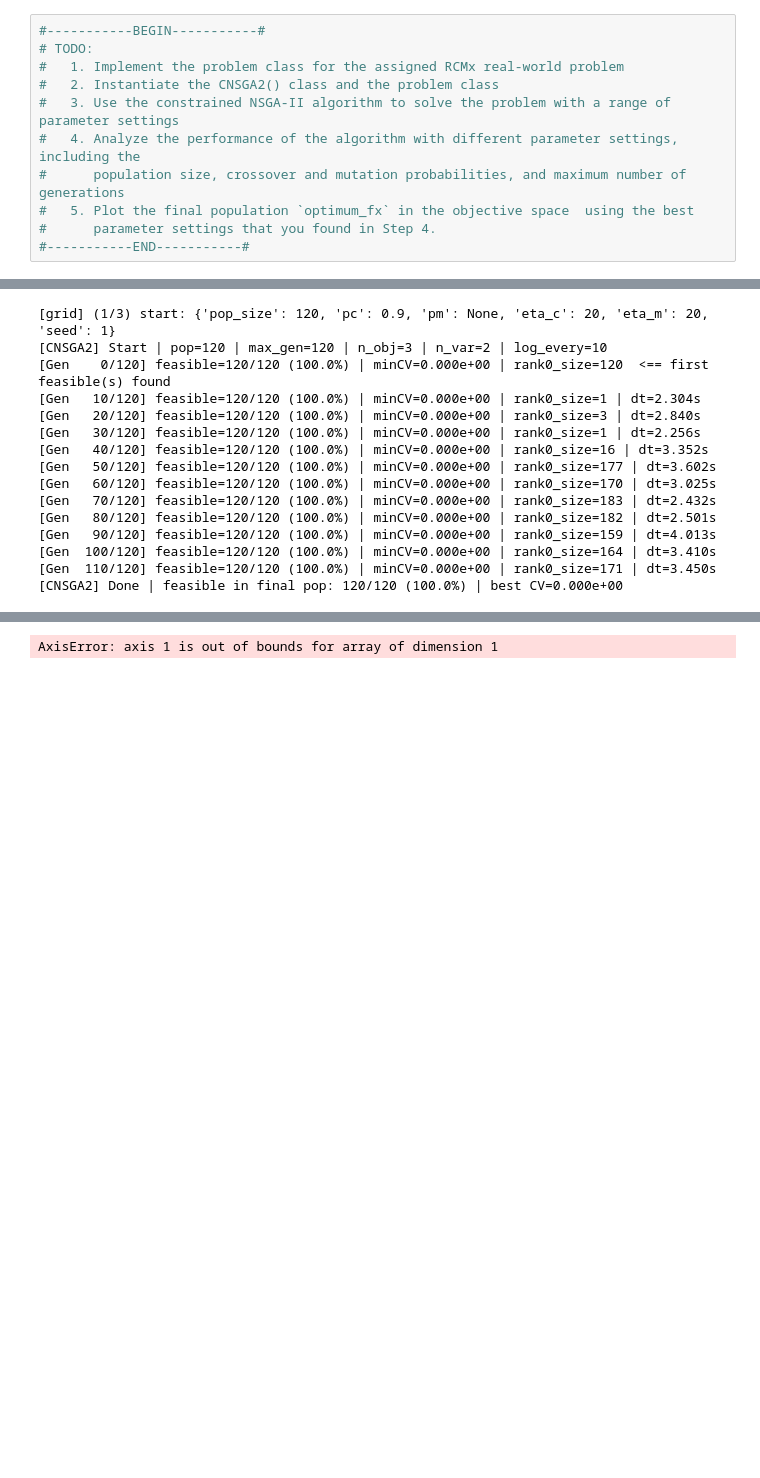
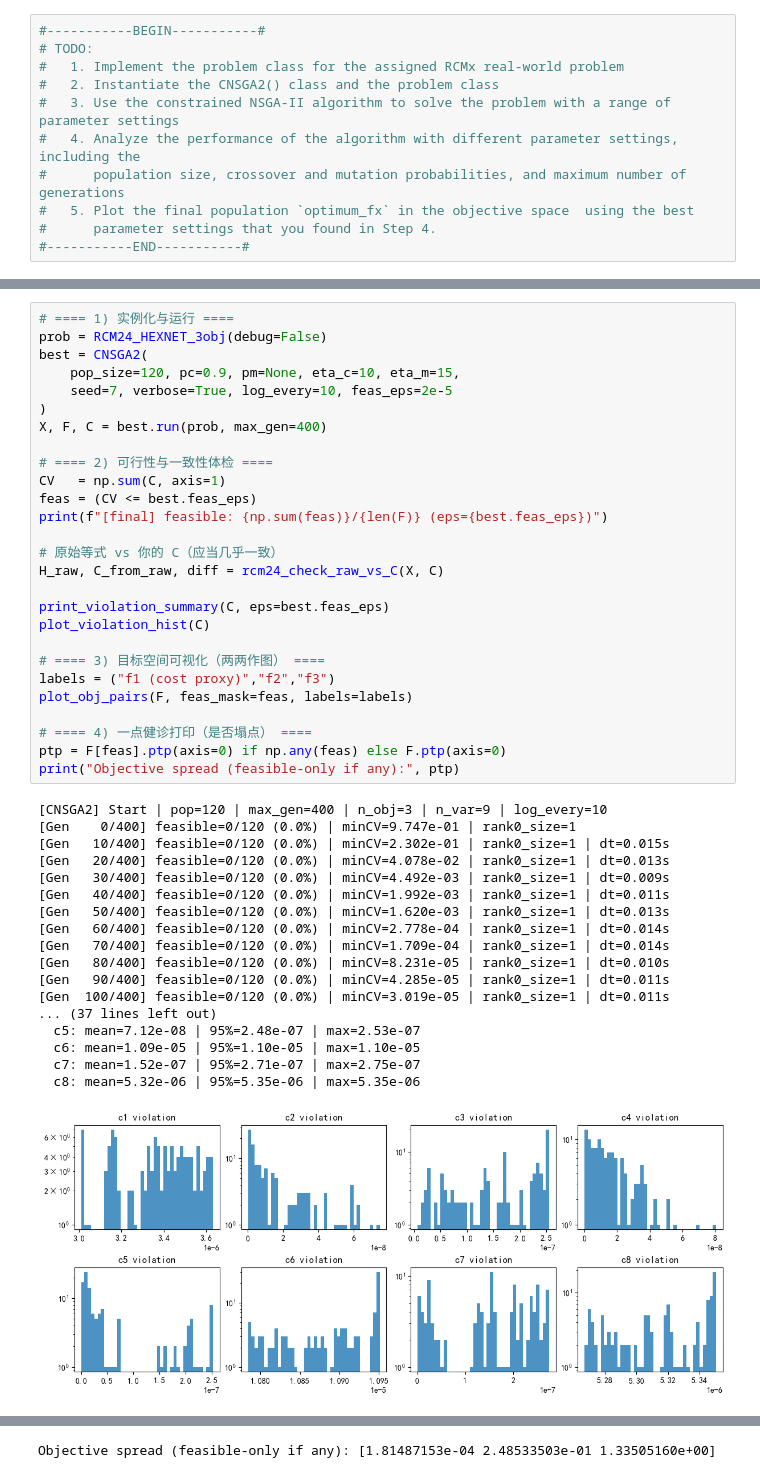
Before and after one commit to yiichu03/ceg5302, a Jupyter notebook: CEG5302_ly_Project.ipynb, the cells around one changed output, grey strips where cells are left out. Drawn from its saved outputs; the diff is of its cells as text; blank space fills up the shorter version.

```diff
--- a/CEG5302_ly_Project.ipynb
+++ b/CEG5302_ly_Project.ipynb
@@ -1055,17 +1043,46 @@ class RCM_HEX_3obj:
 # %%
+# ==== 1) 实例化与运行 ====
+prob = RCM24_HEXNET_3obj(debug=False)
+best = CNSGA2(
+    pop_size=120, pc=0.9, pm=None, eta_c=10, eta_m=15,
+    seed=7, verbose=True, log_every=10, feas_eps=2e-5
+)
+X, F, C = best.run(prob, max_gen=400)
+
+# ==== 2) 可行性与一致性体检 ====
+CV   = np.sum(C, axis=1)
+feas = (CV <= best.feas_eps)
+print(f"[final] feasible: {np.sum(feas)}/{len(F)} (eps={best.feas_eps})")
+
+# 原始等式 vs 你的 C（应当几乎一致）
+H_raw, C_from_raw, diff = rcm24_check_raw_vs_C(X, C)
+
+print_violation_summary(C, eps=best.feas_eps)
+plot_violation_hist(C)
+
+# ==== 3) 目标空间可视化（两两作图） ====
+labels = ("f1 (cost proxy)","f2","f3")
+plot_obj_pairs(F, feas_mask=feas, labels=labels)
+
+# ==== 4) 一点健诊打印（是否塌点） ====
+ptp = F[feas].ptp(axis=0) if np.any(feas) else F.ptp(axis=0)
+print("Objective spread (feasible-only if any):", ptp)
 # %% [output]
-[grid] (1/3) start: {'pop_size': 120, 'pc': 0.9, 'pm': None, 'eta_c': 20, 'eta_m': 20, 'seed': 1}
-[CNSGA2] Start | pop=120 | max_gen=120 | n_obj=3 | n_var=2 | log_every=10
-[Gen    0/120] feasible=120/120 (100.0%) | minCV=0.000e+00 | rank0_size=120  <== first feasible(s) found
-[Gen   10/120] feasible=120/120 (100.0%) | minCV=0.000e+00 | rank0_size=1 | dt=2.304s
-[Gen   20/120] feasible=120/120 (100.0%) | minCV=0.000e+00 | rank0_size=3 | dt=2.840s
-[Gen   30/120] feasible=120/120 (100.0%) | minCV=0.000e+00 | rank0_size=1 | dt=2.256s
-[Gen   40/120] feasible=120/120 (100.0%) | minCV=0.000e+00 | rank0_size=16 | dt=3.352s
-[Gen   50/120] feasible=120/120 (100.0%) | minCV=0.000e+00 | rank0_size=177 | dt=3.602s
-[Gen   60/120] feasible=120/120 (100.0%) | minCV=0.000e+00 | rank0_size=170 | dt=3.025s
-[Gen   70/120] feasible=120/120 (100.0%) | minCV=0.000e+00 | rank0_size=183 | dt=2.432s
-[Gen   80/120] feasible=120/120 (100.0%) | minCV=0.000e+00 | rank0_size=182 | dt=2.501s
-[Gen   90/120] feasible=120/120 (100.0%) | minCV=0.000e+00 | rank0_size=159 | dt=4.013s
-[Gen  100/120] feasible=120/120 (100.0%) | minCV=0.000e+00 | rank0_size=164 | dt=3.410s
-[Gen  110/120] feasible=120/120 (100.0%) | minCV=0.000e+00 | rank0_size=171 | dt=3.450s
-[CNSGA2] Done | feasible in final pop: 120/120 (100.0%) | best CV=0.000e+00
+[CNSGA2] Start | pop=120 | max_gen=400 | n_obj=3 | n_var=9 | log_every=10
+[Gen    0/400] feasible=0/120 (0.0%) | minCV=9.747e-01 | rank0_size=1
+[Gen   10/400] feasible=0/120 (0.0%) | minCV=2.302e-01 | rank0_size=1 | dt=0.015s
+[Gen   20/400] feasible=0/120 (0.0%) | minCV=4.078e-02 | rank0_size=1 | dt=0.013s
+[Gen   30/400] feasible=0/120 (0.0%) | minCV=4.492e-03 | rank0_size=1 | dt=0.009s
+[Gen   40/400] feasible=0/120 (0.0%) | minCV=1.992e-03 | rank0_size=1 | dt=0.011s
+[Gen   50/400] feasible=0/120 (0.0%) | minCV=1.620e-03 | rank0_size=1 | dt=0.013s
+[Gen   60/400] feasible=0/120 (0.0%) | minCV=2.778e-04 | rank0_size=1 | dt=0.014s
+[Gen   70/400] feasible=0/120 (0.0%) | minCV=1.709e-04 | rank0_size=1 | dt=0.014s
+[Gen   80/400] feasible=0/120 (0.0%) | minCV=8.231e-05 | rank0_size=1 | dt=0.010s
+[Gen   90/400] feasible=0/120 (0.0%) | minCV=4.285e-05 | rank0_size=1 | dt=0.011s
+[Gen  100/400] feasible=0/120 (0.0%) | minCV=3.019e-05 | rank0_size=1 | dt=0.011s
+... (37 lines left out)
+  c5: mean=7.12e-08 | 95%=2.48e-07 | max=2.53e-07
+  c6: mean=1.09e-05 | 95%=1.10e-05 | max=1.10e-05
+  c7: mean=1.52e-07 | 95%=2.71e-07 | max=2.75e-07
+  c8: mean=5.32e-06 | 95%=5.35e-06 | max=5.35e-06
+[figure, added]
@@ -1072 +1092 @@ class RCM_HEX_3obj:
-AxisError: axis 1 is out of bounds for array of dimension 1
+Objective spread (feasible-only if any): [1.81487153e-04 2.48533503e-01 1.33505160e+00]
```
Also changed, not shown: parts of 17 cells of this notebook.
